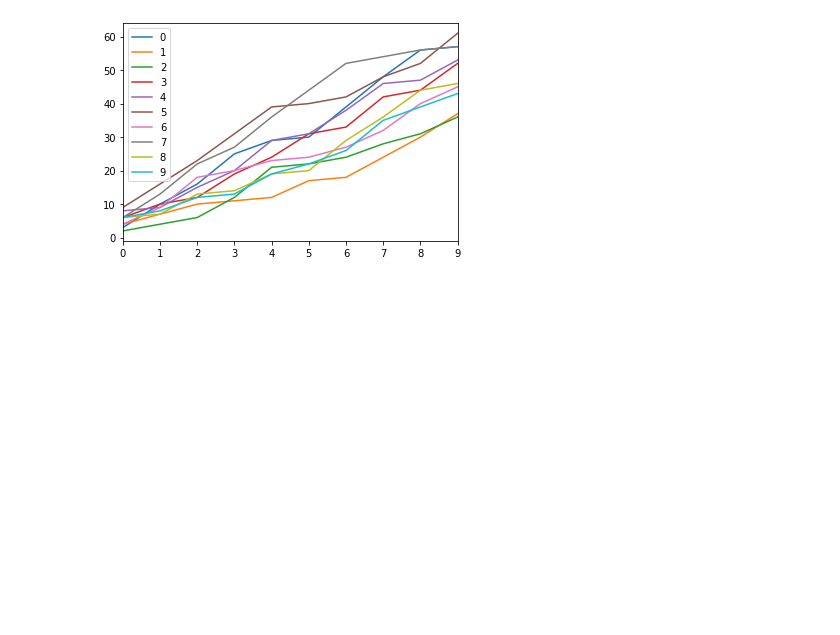
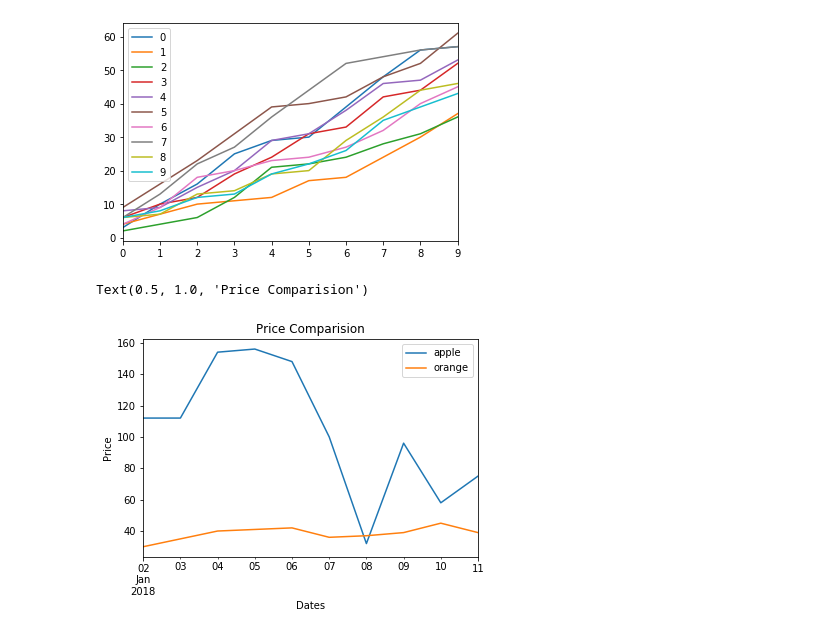
Before and after one commit to AasaiAlangaram/Pandas-Numpy-Matplotlib-Notes, a Jupyter notebook: Pandas_DataVisualizaton.ipynb, the cells around one changed output. Drawn from its saved outputs; the diff is of its cells as text; code cells hidden in the pictures; blank space fills up the shorter version.

```diff
--- a/Pandas_DataVisualizaton.ipynb
+++ b/Pandas_DataVisualizaton.ipynb
@@ -24,0 +23,13 @@ fruitsprice = pd.DataFrame()
+# %%
+pricedata = {
+    'apple':[112,112,154,156,148,100,32,96,58,75],
+    'orange':[30,35,40,41,42,36,37,39,45,39]
+}
+fruitsprice = pd.DataFrame(pricedata,index = pd.date_range('20180102',periods=10))
+fruitsprice.plot()
+plt.xlabel('Dates')
+plt.ylabel('Price')
+plt.title('Price Comparision')
+# %% [output]
+Text(0.5, 1.0, 'Price Comparision')
+[figure, added]
```
Also changed, not shown: parts of 1 cell of this notebook.
